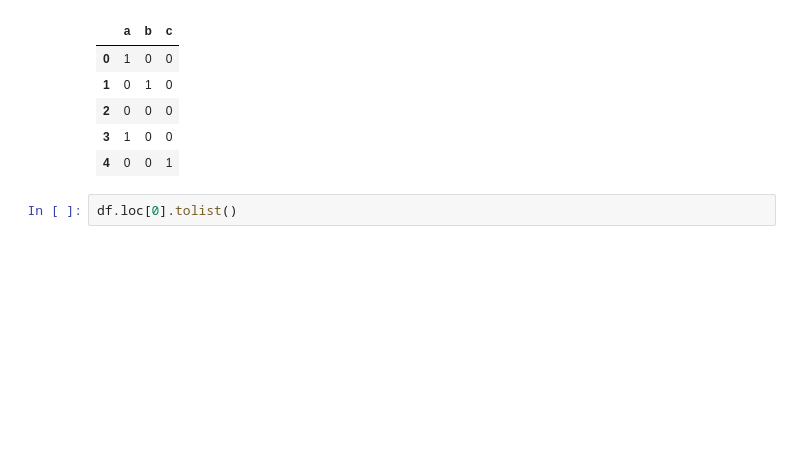
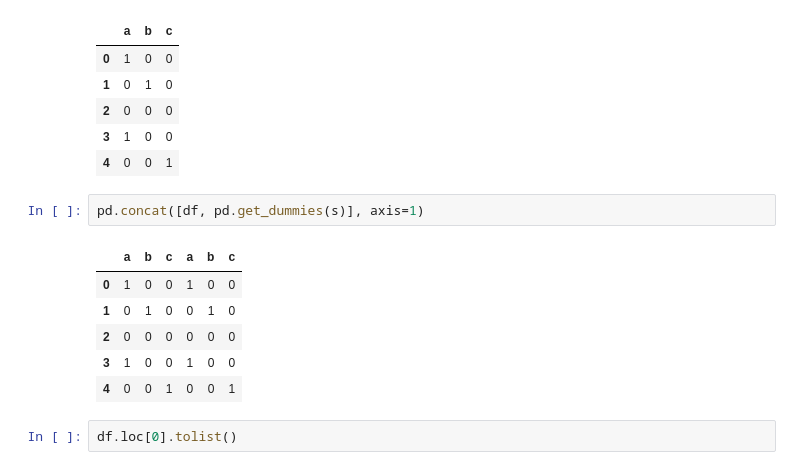
Before and after one commit to mayi140611/mayiexamples, a Jupyter notebook: feature_engineering/CatFeatureEncoder.ipynb, the cells around one changed output. Saved outputs shown, nothing was run; the diff lists cells and outputs as text; blank space fills up the shorter version.

```diff
--- a/feature_engineering/CatFeatureEncoder.ipynb
+++ b/feature_engineering/CatFeatureEncoder.ipynb
@@ -272,6 +272,15 @@ df
 | 2 | 0 | 0 | 0 |
 | 3 | 1 | 0 | 0 |
 | 4 | 0 | 0 | 1 |
+# %%
+pd.concat([df, pd.get_dummies(s)], axis=1)
+# %% [output]
+|  | a | b | c | a | b | c |
+| 0 | 1 | 0 | 0 | 1 | 0 | 0 |
+| 1 | 0 | 1 | 0 | 0 | 1 | 0 |
+| 2 | 0 | 0 | 0 | 0 | 0 | 0 |
+| 3 | 1 | 0 | 0 | 1 | 0 | 0 |
+| 4 | 0 | 0 | 1 | 0 | 0 | 1 |
 # %%
 df.loc[0].tolist()
 # %% [output]
```
Also changed, not shown: 1 other file.
